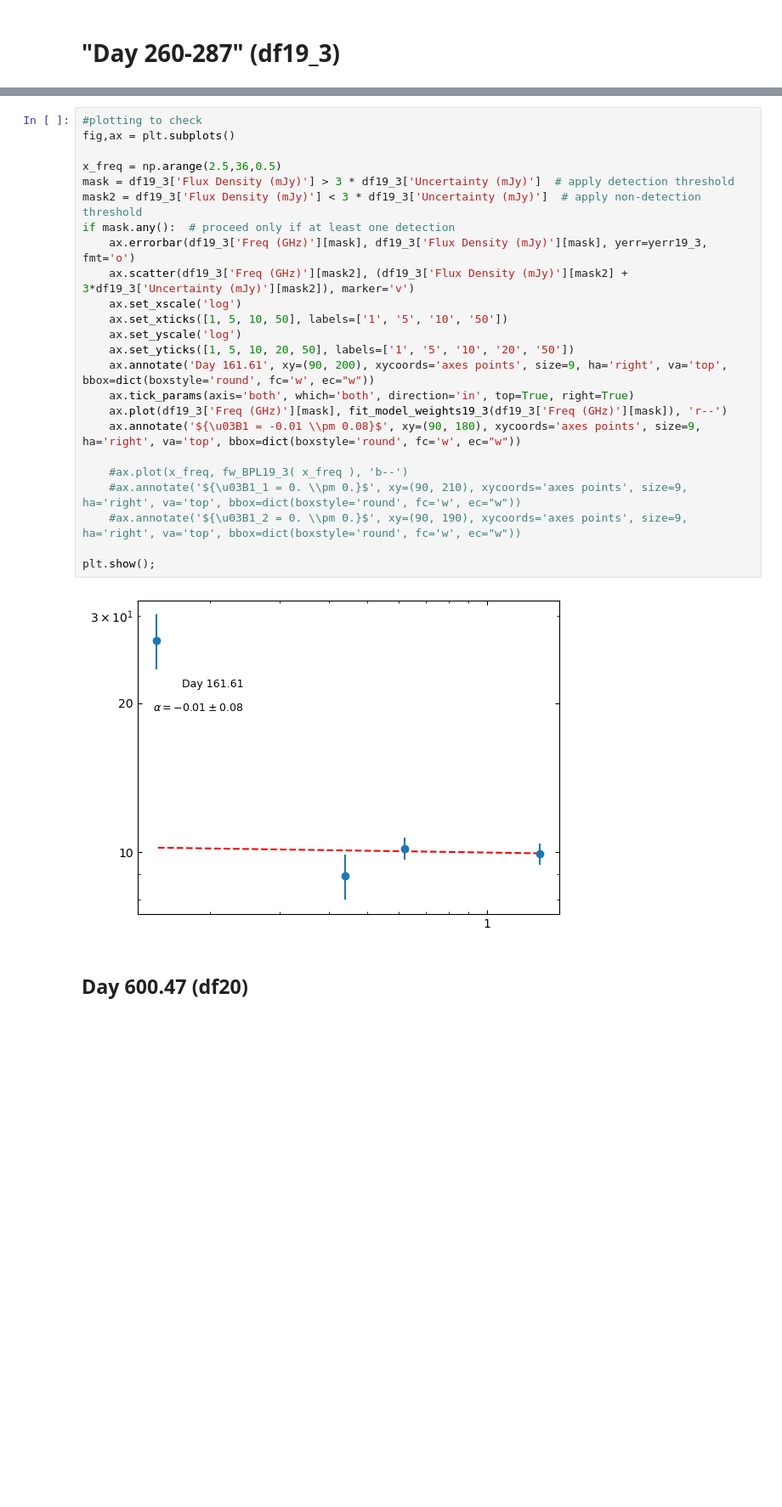
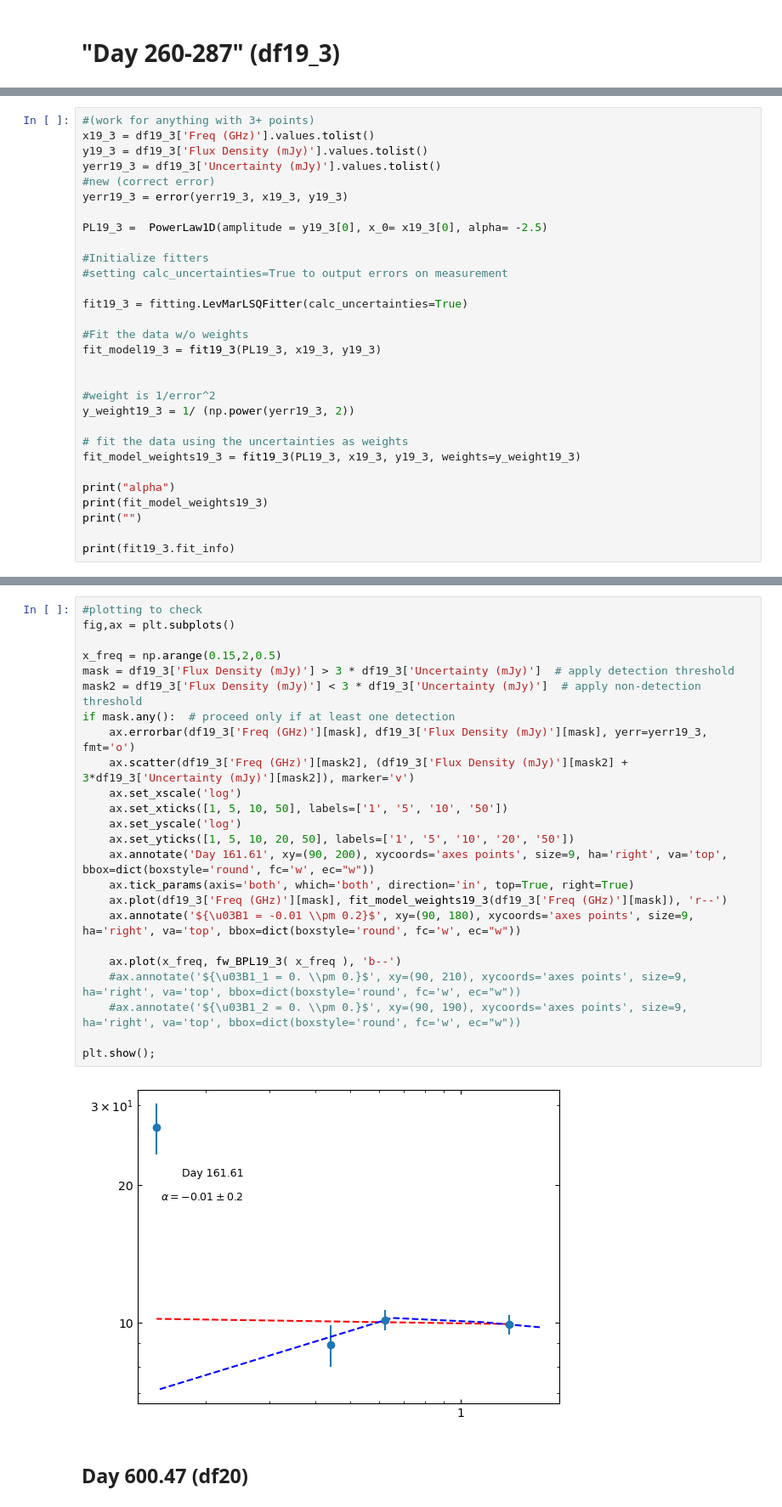
Before and after one commit to Wilhelm005/Research-Code, a Jupyter notebook: RS Oph Spectral Index.ipynb, the cells around one changed output, grey strips where cells are left out. Shown at 85% size. Saved outputs shown, nothing was run; the diff lists cells and outputs as text; blank space fills up the shorter version.

```diff
--- a/RS Oph Spectral Index.ipynb
+++ b/RS Oph Spectral Index.ipynb
@@ -4830,0 +4802,30 @@ Parameters:
+# %%
+#(work for anything with 3+ points)
+x19_3 = df19_3['Freq (GHz)'].values.tolist()
+y19_3 = df19_3['Flux Density (mJy)'].values.tolist()
+yerr19_3 = df19_3['Uncertainty (mJy)'].values.tolist()
+#new (correct error)
+yerr19_3 = error(yerr19_3, x19_3, y19_3)
+
+PL19_3 =  PowerLaw1D(amplitude = y19_3[0], x_0= x19_3[0], alpha= -2.5)
+
+#Initialize fitters
+#setting calc_uncertainties=True to output errors on measurement
+
+fit19_3 = fitting.LevMarLSQFitter(calc_uncertainties=True)
+
+#Fit the data w/o weights
+fit_model19_3 = fit19_3(PL19_3, x19_3, y19_3)
+
+
+#weight is 1/error^2
+y_weight19_3 = 1/ (np.power(yerr19_3, 2))
+
+# fit the data using the uncertainties as weights
+fit_model_weights19_3 = fit19_3(PL19_3, x19_3, y19_3, weights=y_weight19_3)
+
+print("alpha")
+print(fit_model_weights19_3)
+print("")
+
+print(fit19_3.fit_info)
@@ -4864,29 +5004,29 @@ The error/standard deviation is 0.07786855772311015
 # %%
 #plotting to check
 fig,ax = plt.subplots()
 
-x_freq = np.arange(2.5,36,0.5)
+x_freq = np.arange(0.15,2,0.5)
 mask = df19_3['Flux Density (mJy)'] > 3 * df19_3['Uncertainty (mJy)']  # apply detection threshold
 mask2 = df19_3['Flux Density (mJy)'] < 3 * df19_3['Uncertainty (mJy)']  # apply non-detection threshold
 if mask.any():  # proceed only if at least one detection
     ax.errorbar(df19_3['Freq (GHz)'][mask], df19_3['Flux Density (mJy)'][mask], yerr=yerr19_3, fmt='o')
     ax.scatter(df19_3['Freq (GHz)'][mask2], (df19_3['Flux Density (mJy)'][mask2] + 3*df19_3['Uncertainty (mJy)'][mask2]), marker='v')
     ax.set_xscale('log')
     ax.set_xticks([1, 5, 10, 50], labels=['1', '5', '10', '50'])
     ax.set_yscale('log')
     ax.set_yticks([1, 5, 10, 20, 50], labels=['1', '5', '10', '20', '50'])
     ax.annotate('Day 161.61', xy=(90, 200), xycoords='axes points', size=9, ha='right', va='top', bbox=dict(boxstyle='round', fc='w', ec="w"))
     ax.tick_params(axis='both', which='both', direction='in', top=True, right=True)
     ax.plot(df19_3['Freq (GHz)'][mask], fit_model_weights19_3(df19_3['Freq (GHz)'][mask]), 'r--')
-    ax.annotate('${\u03B1 = -0.01 \\pm 0.08}$', xy=(90, 180), xycoords='axes points', size=9, ha='right', va='top', bbox=dict(boxstyle='round', fc='w', ec="w"))
+    ax.annotate('${\u03B1 = -0.01 \\pm 0.2}$', xy=(90, 180), xycoords='axes points', size=9, ha='right', va='top', bbox=dict(boxstyle='round', fc='w', ec="w"))
 
-    #ax.plot(x_freq, fw_BPL19_3( x_freq ), 'b--')
+    ax.plot(x_freq, fw_BPL19_3( x_freq ), 'b--')
     #ax.annotate('${\u03B1_1 = 0. \\pm 0.}$', xy=(90, 210), xycoords='axes points', size=9, ha='right', va='top', bbox=dict(boxstyle='round', fc='w', ec="w"))
     #ax.annotate('${\u03B1_2 = 0. \\pm 0.}$', xy=(90, 190), xycoords='axes points', size=9, ha='right', va='top', bbox=dict(boxstyle='round', fc='w', ec="w"))
 
 plt.show();
 # %% [output]
-[figure, old version]
+[figure, new version]
 # %% [markdown]
 ## Day 600.47 (df20)
 # %%
```
Also changed, not shown: parts of 14 cells of this notebook.
